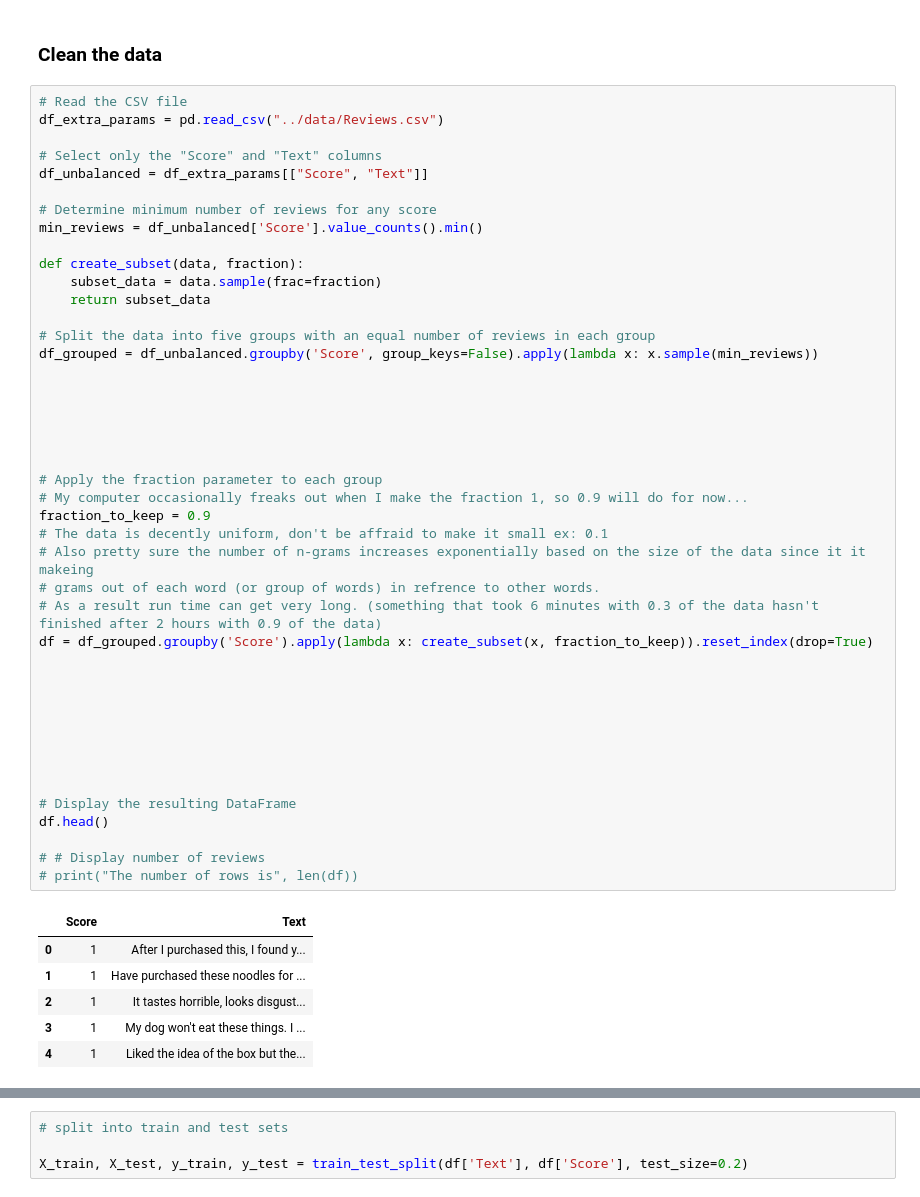
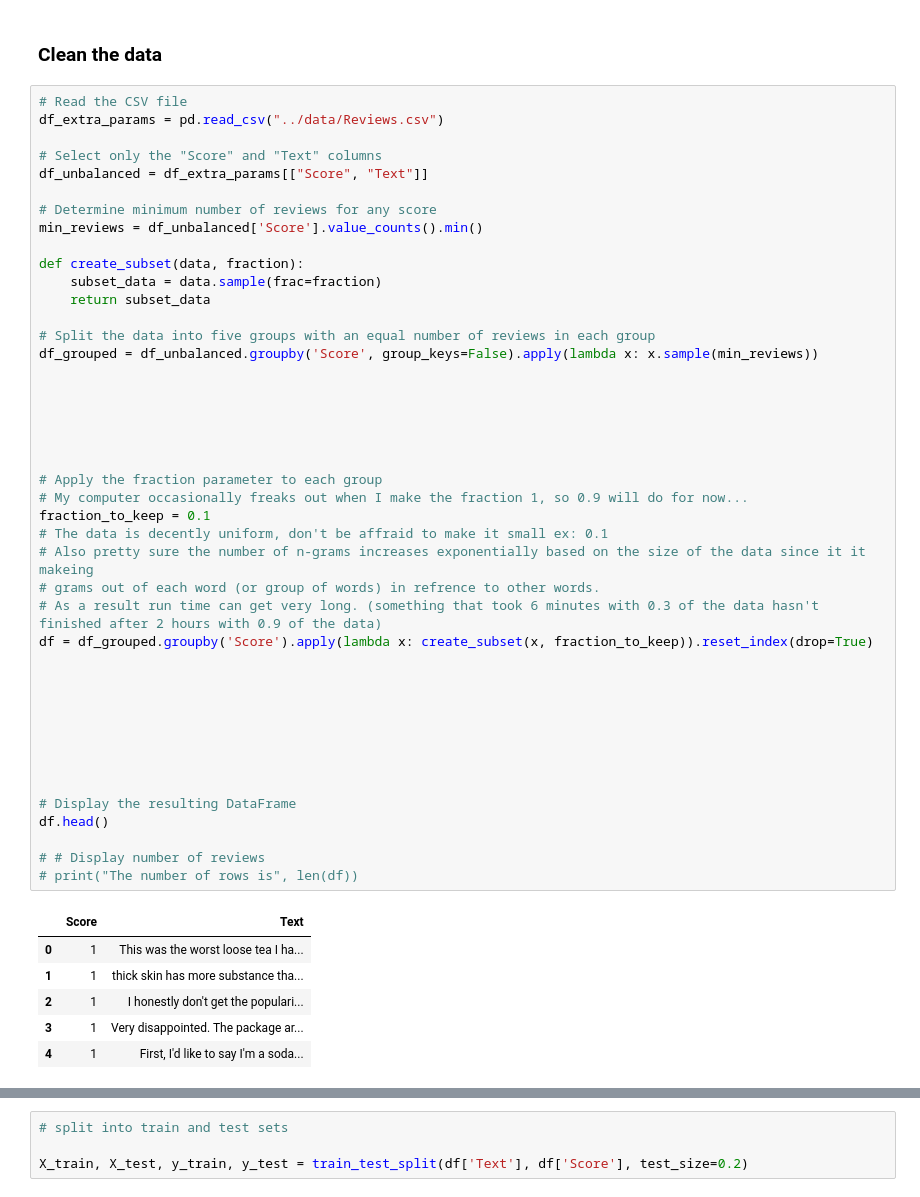
Before and after one commit to owenkutzscher/Data-Mining-Final-Project-NLP-RNN-Neural-Network, a Jupyter notebook: code/TF-IDF-analysis.ipynb, the cells around one changed output, grey strips where cells are left out. Drawn from its saved outputs; the diff is of its cells as text.

```diff
--- a/code/TF-IDF-analysis.ipynb
+++ b/code/TF-IDF-analysis.ipynb
@@ -74,39 +74,39 @@ def create_subset(data, fraction):
 # Split the data into five groups with an equal number of reviews in each group
 df_grouped = df_unbalanced.groupby('Score', group_keys=False).apply(lambda x: x.sample(min_reviews))
 
 
 
 
 
 
 # Apply the fraction parameter to each group
 # My computer occasionally freaks out when I make the fraction 1, so 0.9 will do for now...
-fraction_to_keep = 0.9
+fraction_to_keep = 0.1
 # The data is decently uniform, don't be affraid to make it small ex: 0.1
 # Also pretty sure the number of n-grams increases exponentially based on the size of the data since it it makeing
 # grams out of each word (or group of words) in refrence to other words.
 # As a result run time can get very long. (something that took 6 minutes with 0.3 of the data hasn't finished after 2 hours with 0.9 of the data)
 df = df_grouped.groupby('Score').apply(lambda x: create_subset(x, fraction_to_keep)).reset_index(drop=True)
 
 
 
 
 
 
 
 
 # Display the resulting DataFrame
 df.head()
 
 # # Display number of reviews
 # print("The number of rows is", len(df))
 # %% [output]
 |  | Score | Text |
-| 0 | 1 | After I purchased this, I found y... |
-| 1 | 1 | Have purchased these noodles for ... |
-| 2 | 1 | It tastes horrible, looks disgust... |
-| 3 | 1 | My dog won't eat these things. I ... |
-| 4 | 1 | Liked the idea of the box but the... |
+| 0 | 1 | This was the worst loose tea I ha... |
+| 1 | 1 | thick skin has more substance tha... |
+| 2 | 1 | I honestly don't get the populari... |
+| 3 | 1 | Very disappointed. The package ar... |
+| 4 | 1 | First, I'd like to say I'm a soda... |
 # %%
 # Remove NaN values and lowercase the text
 df = df.dropna(subset=['Text']).copy()
```
Also changed, not shown: parts of 8 cells of this notebook.
